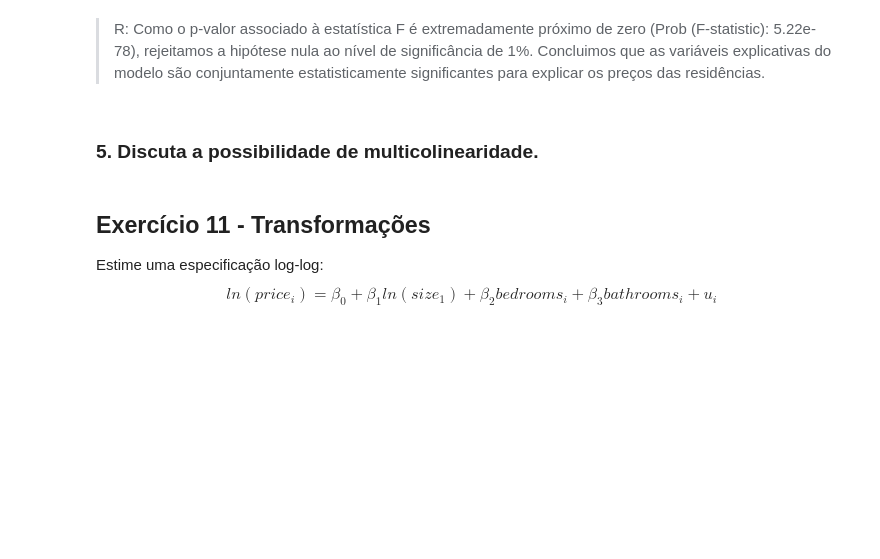
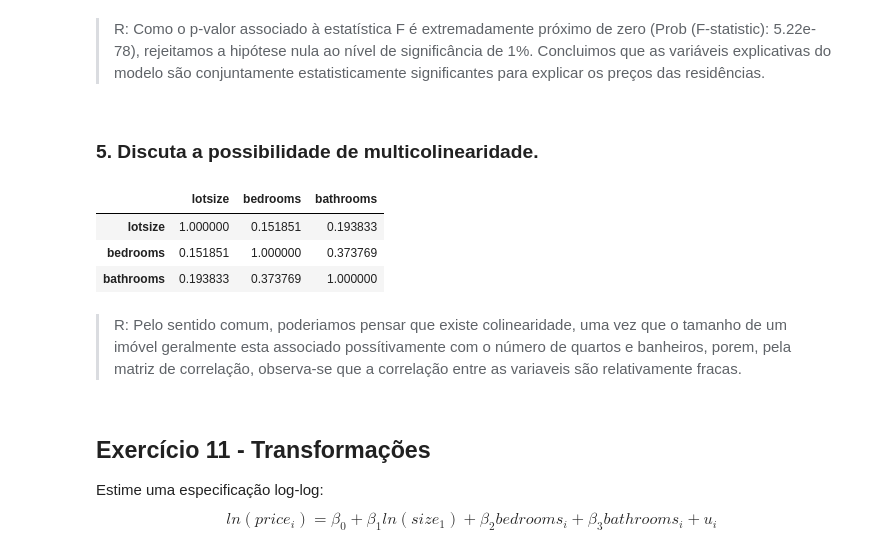
Before and after one commit to lucasfialho21/EconometriaAtividades, a Jupyter notebook: Atividade_2.ipynb, the cells around one changed output. Saved outputs shown, nothing was run; the diff lists cells and outputs as text; code cells hidden in the pictures; blank space fills up the shorter version.

```diff
--- a/Atividade_2.ipynb
+++ b/Atividade_2.ipynb
@@ -648,6 +655,17 @@ $$
 >R: Como o p-valor associado à estatística F é extremadamente próximo de zero (Prob (F-statistic):	5.22e-78), rejeitamos a hipótese nula ao nível de significância de 1%. Concluimos que as variáveis explicativas do modelo são conjuntamente estatisticamente significantes para explicar os preços das residências.
 # %% [markdown]
 ### 5. Discuta a possibilidade de multicolinearidade.
+# %%
+matriz_corr = house[["lotsize", "bedrooms", "bathrooms"]].corr()
+# %%
+matriz_corr
+# %% [output]
+|  | lotsize | bedrooms | bathrooms |
+| lotsize | 1.000000 | 0.151851 | 0.193833 |
+| bedrooms | 0.151851 | 1.000000 | 0.373769 |
+| bathrooms | 0.193833 | 0.373769 | 1.000000 |
+# %% [markdown]
+>R: Pelo sentido comum, poderiamos pensar que existe colinearidade, uma vez que o tamanho de um imóvel geralmente esta associado possítivamente com o número de quartos e banheiros, porem, pela matriz de correlação, observa-se que a correlação entre as variaveis são relativamente fracas.
 # %% [markdown]
 ## Exercício 11 - Transformações
 Estime uma especificação log-log:
```
Also changed, not shown: parts of 34 cells of this notebook.
